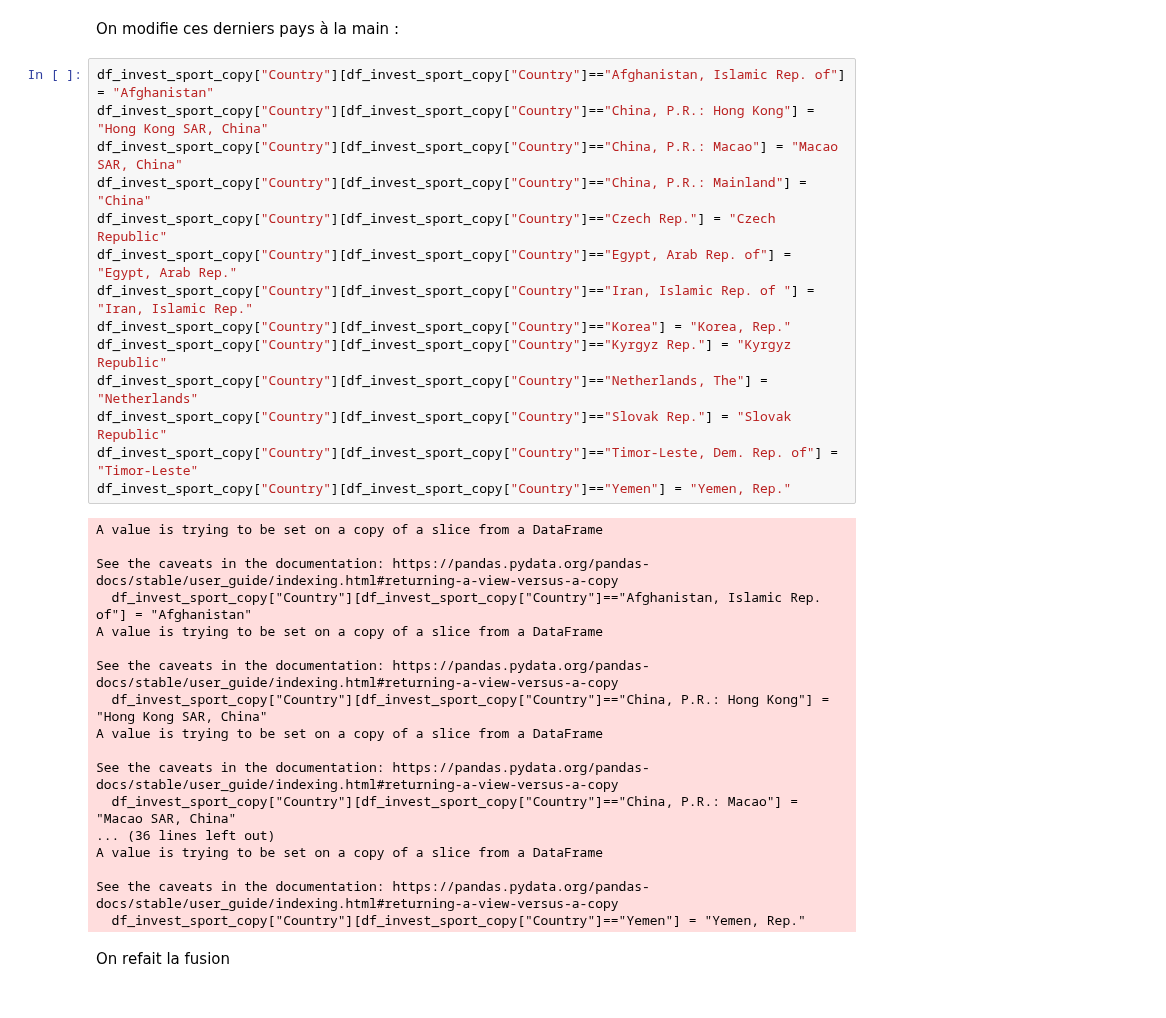
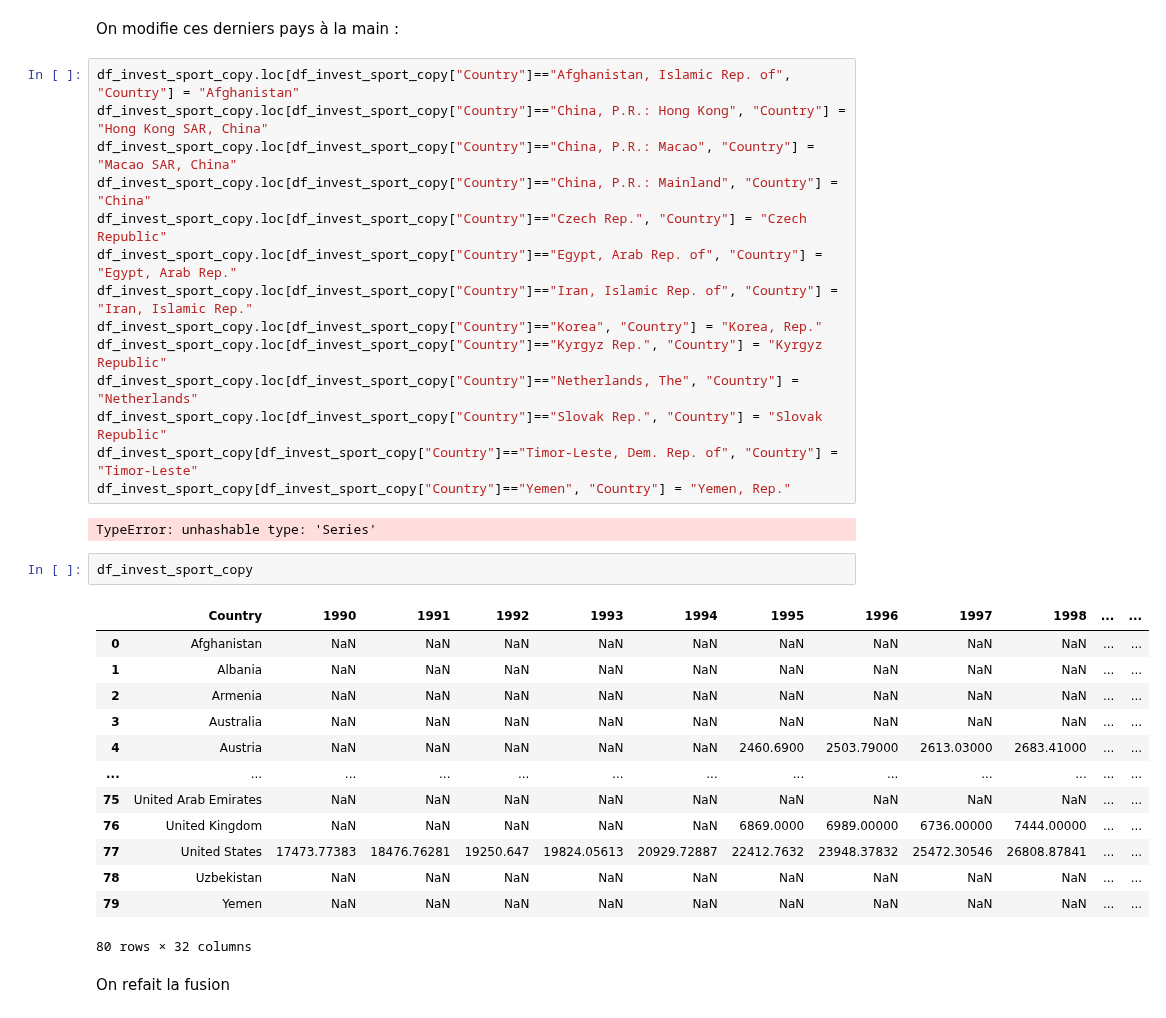
Before and after one commit to clemencebriodeau/Projet-python, a Jupyter notebook: Recuperation_donnees.ipynb, the cells around one changed output. Saved outputs shown, nothing was run; the diff lists cells and outputs as text.

Commit message:
Correction du warning quand on renomme les pays pour df_invest_sport (#9)

```diff
--- a/Recuperation_donnees.ipynb
+++ b/Recuperation_donnees.ipynb
@@ -171,37 +171,37 @@ df_NA_invest_sport[df_NA_invest_sport.isna().any(axis=1)]
 # %% [markdown]
 On modifie ces derniers pays à la main :
 # %%
-df_invest_sport_copy["Country"][df_invest_sport_copy["Country"]=="Afghanistan, Islamic Rep. of"] = "Afghanistan"
-df_invest_sport_copy["Country"][df_invest_sport_copy["Country"]=="China, P.R.: Hong Kong"] = "Hong Kong SAR, China"
-df_invest_sport_copy["Country"][df_invest_sport_copy["Country"]=="China, P.R.: Macao"] = "Macao SAR, China"
-df_invest_sport_copy["Country"][df_invest_sport_copy["Country"]=="China, P.R.: Mainland"] = "China"
-df_invest_sport_copy["Country"][df_invest_sport_copy["Country"]=="Czech Rep."] = "Czech Republic"
-df_invest_sport_copy["Country"][df_invest_sport_copy["Country"]=="Egypt, Arab Rep. of"] = "Egypt, Arab Rep."
-df_invest_sport_copy["Country"][df_invest_sport_copy["Country"]=="Iran, Islamic Rep. of	"] = "Iran, Islamic Rep."
-df_invest_sport_copy["Country"][df_invest_sport_copy["Country"]=="Korea"] = "Korea, Rep."
-df_invest_sport_copy["Country"][df_invest_sport_copy["Country"]=="Kyrgyz Rep."] = "Kyrgyz Republic"
-df_invest_sport_copy["Country"][df_invest_sport_copy["Country"]=="Netherlands, The"] = "Netherlands"
-df_invest_sport_copy["Country"][df_invest_sport_copy["Country"]=="Slovak Rep."] = "Slovak Republic"
-df_invest_sport_copy["Country"][df_invest_sport_copy["Country"]=="Timor-Leste, Dem. Rep. of"] = "Timor-Leste"
-df_invest_sport_copy["Country"][df_invest_sport_copy["Country"]=="Yemen"] = "Yemen, Rep."
+df_invest_sport_copy.loc[df_invest_sport_copy["Country"]=="Afghanistan, Islamic Rep. of", "Country"] = "Afghanistan"
+df_invest_sport_copy.loc[df_invest_sport_copy["Country"]=="China, P.R.: Hong Kong", "Country"] = "Hong Kong SAR, China"
+df_invest_sport_copy.loc[df_invest_sport_copy["Country"]=="China, P.R.: Macao", "Country"] = "Macao SAR, China"
+df_invest_sport_copy.loc[df_invest_sport_copy["Country"]=="China, P.R.: Mainland", "Country"] = "China"
+df_invest_sport_copy.loc[df_invest_sport_copy["Country"]=="Czech Rep.", "Country"] = "Czech Republic"
+df_invest_sport_copy.loc[df_invest_sport_copy["Country"]=="Egypt, Arab Rep. of", "Country"] = "Egypt, Arab Rep."
+df_invest_sport_copy.loc[df_invest_sport_copy["Country"]=="Iran, Islamic Rep. of", "Country"] = "Iran, Islamic Rep."
+df_invest_sport_copy.loc[df_invest_sport_copy["Country"]=="Korea", "Country"] = "Korea, Rep."
+df_invest_sport_copy.loc[df_invest_sport_copy["Country"]=="Kyrgyz Rep.", "Country"] = "Kyrgyz Republic"
+df_invest_sport_copy.loc[df_invest_sport_copy["Country"]=="Netherlands, The", "Country"] = "Netherlands"
+df_invest_sport_copy.loc[df_invest_sport_copy["Country"]=="Slovak Rep.", "Country"] = "Slovak Republic"
+df_invest_sport_copy[df_invest_sport_copy["Country"]=="Timor-Leste, Dem. Rep. of", "Country"] = "Timor-Leste"
+df_invest_sport_copy[df_invest_sport_copy["Country"]=="Yemen", "Country"] = "Yemen, Rep."
 # %% [output]
-A value is trying to be set on a copy of a slice from a DataFrame
-
-See the caveats in the documentation: https://pandas.pydata.org/pandas-docs/stable/user_guide/indexing.html#returning-a-view-versus-a-copy
-  df_invest_sport_copy["Country"][df_invest_sport_copy["Country"]=="Afghanistan, Islamic Rep. of"] = "Afghanistan"
-A value is trying to be set on a copy of a slice from a DataFrame
-
-See the caveats in the documentation: https://pandas.pydata.org/pandas-docs/stable/user_guide/indexing.html#returning-a-view-versus-a-copy
-  df_invest_sport_copy["Country"][df_invest_sport_copy["Country"]=="China, P.R.: Hong Kong"] = "Hong Kong SAR, China"
-A value is trying to be set on a copy of a slice from a DataFrame
-
-See the caveats in the documentation: https://pandas.pydata.org/pandas-docs/stable/user_guide/indexing.html#returning-a-view-versus-a-copy
-  df_invest_sport_copy["Country"][df_invest_sport_copy["Country"]=="China, P.R.: Macao"] = "Macao SAR, China"
-... (36 lines left out)
-A value is trying to be set on a copy of a slice from a DataFrame
-
-See the caveats in the documentation: https://pandas.pydata.org/pandas-docs/stable/user_guide/indexing.html#returning-a-view-versus-a-copy
-  df_invest_sport_copy["Country"][df_invest_sport_copy["Country"]=="Yemen"] = "Yemen, Rep."
+TypeError: unhashable type: 'Series'
+# %%
+df_invest_sport_copy
+# %% [output]
+|  | Country | 1990 | 1991 | 1992 | 1993 | 1994 | 1995 | 1996 | 1997 | 1998 | ... | ... |
+| 0 | Afghanistan | NaN | NaN | NaN | NaN | NaN | NaN | NaN | NaN | NaN | ... | ... |
+| 1 | Albania | NaN | NaN | NaN | NaN | NaN | NaN | NaN | NaN | NaN | ... | ... |
+| 2 | Armenia | NaN | NaN | NaN | NaN | NaN | NaN | NaN | NaN | NaN | ... | ... |
+| 3 | Australia | NaN | NaN | NaN | NaN | NaN | NaN | NaN | NaN | NaN | ... | ... |
+| 4 | Austria | NaN | NaN | NaN | NaN | NaN | 2460.6900 | 2503.79000 | 2613.03000 | 2683.41000 | ... | ... |
+| ... | ... | ... | ... | ... | ... | ... | ... | ... | ... | ... | ... | ... |
+| 75 | United Arab Emirates | NaN | NaN | NaN | NaN | NaN | NaN | NaN | NaN | NaN | ... | ... |
+| 76 | United Kingdom | NaN | NaN | NaN | NaN | NaN | 6869.0000 | 6989.00000 | 6736.00000 | 7444.00000 | ... | ... |
+| 77 | United States | 17473.77383 | 18476.76281 | 19250.647 | 19824.05613 | 20929.72887 | 22412.7632 | 23948.37832 | 25472.30546 | 26808.87841 | ... | ... |
+| 78 | Uzbekistan | NaN | NaN | NaN | NaN | NaN | NaN | NaN | NaN | NaN | ... | ... |
+| 79 | Yemen | NaN | NaN | NaN | NaN | NaN | NaN | NaN | NaN | NaN | ... | ... |
+80 rows × 32 columns
 # %% [markdown]
 On refait la fusion
 # %%
```
Also changed, not shown: parts of 1 cell of this notebook.
